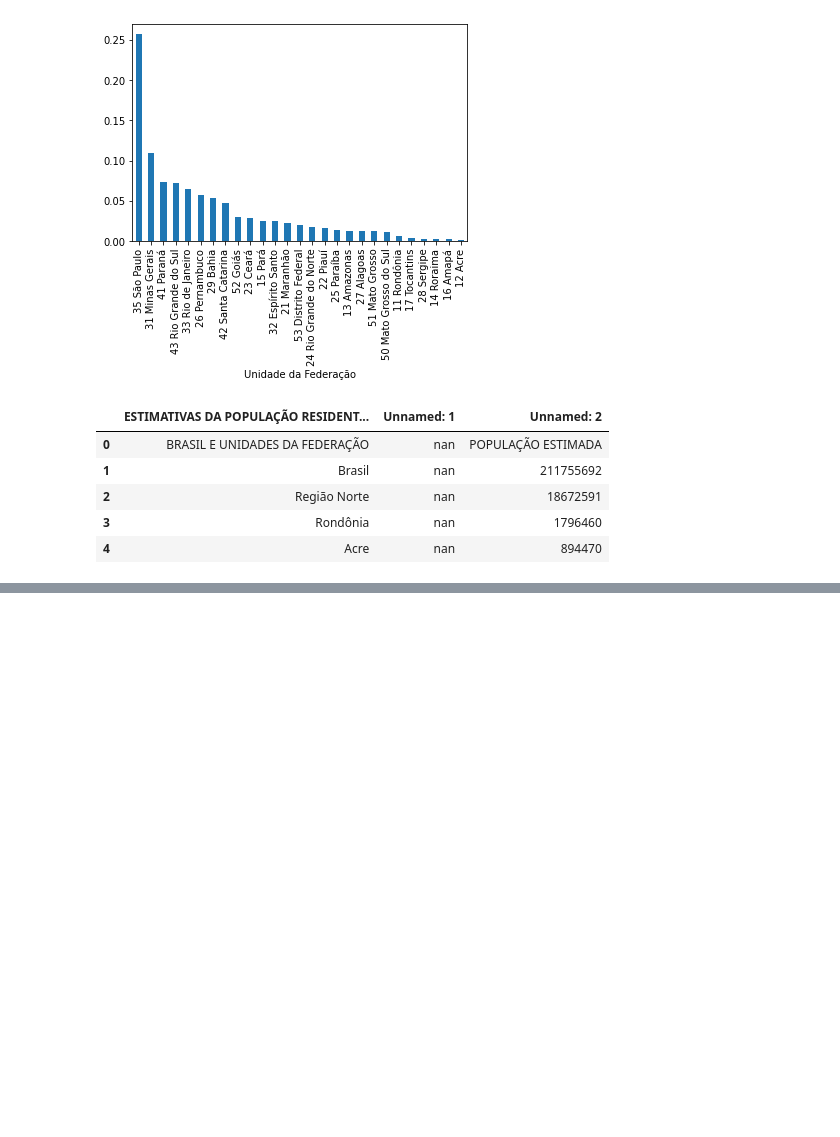
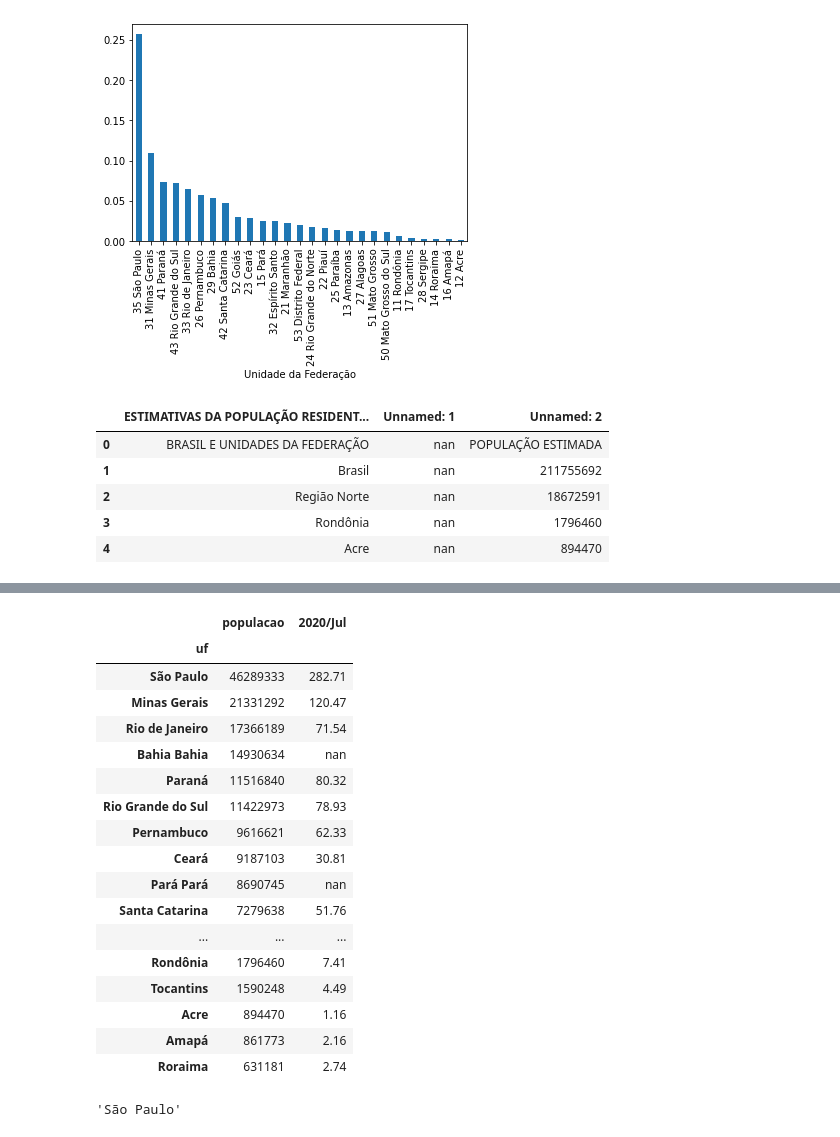
Before and after one commit to p3dr3nriqu3/boocamp_alura, a Jupyter notebook: Bootcamp_Datascience.ipynb, the cells around one changed output, grey strips where cells are left out. Saved outputs shown, nothing was run; the diff lists cells and outputs as text; code cells hidden in the pictures; blank space fills up the shorter version.

```diff
--- a/Bootcamp_Datascience.ipynb
+++ b/Bootcamp_Datascience.ipynb
@@ -528,0 +545,3 @@ pd.read_csv(dados_da_populacao_io, sep= "\t")
+# %%
+gastos_do_mais_recente.index = gastos_do_mais_recente.index.str[3:]
+gastos_do_mais_recente.head()
@@ -528,0 +556,3 @@ pd.read_csv(dados_da_populacao_io, sep= "\t")
+# %%
+populacao.index = populacao.index.str.strip()
+populacao.head()
@@ -528,0 +567,25 @@ pd.read_csv(dados_da_populacao_io, sep= "\t")
+# %%
+populacao.join(gastos_do_mais_recente)
+# %% [output]
+|  | populacao | 2020/Jul |
+| uf |  |  |
+| São Paulo | 46289333 | 282.71 |
+| Minas Gerais | 21331292 | 120.47 |
+| Rio de Janeiro | 17366189 | 71.54 |
+| Bahia Bahia | 14930634 | nan |
+| Paraná | 11516840 | 80.32 |
+| Rio Grande do Sul | 11422973 | 78.93 |
+| Pernambuco | 9616621 | 62.33 |
+| Ceará | 9187103 | 30.81 |
+| Pará Pará | 8690745 | nan |
+| Santa Catarina | 7279638 | 51.76 |
+| ... | ... | ... |
+| Rondônia | 1796460 | 7.41 |
+| Tocantins | 1590248 | 4.49 |
+| Acre | 894470 | 1.16 |
+| Amapá | 861773 | 2.16 |
+| Roraima | 631181 | 2.74 |
+# %%
+populacao.index[0].strip()
+# %% [output]
+'São Paulo'
```
Also changed, not shown: parts of 10 cells of this notebook.
